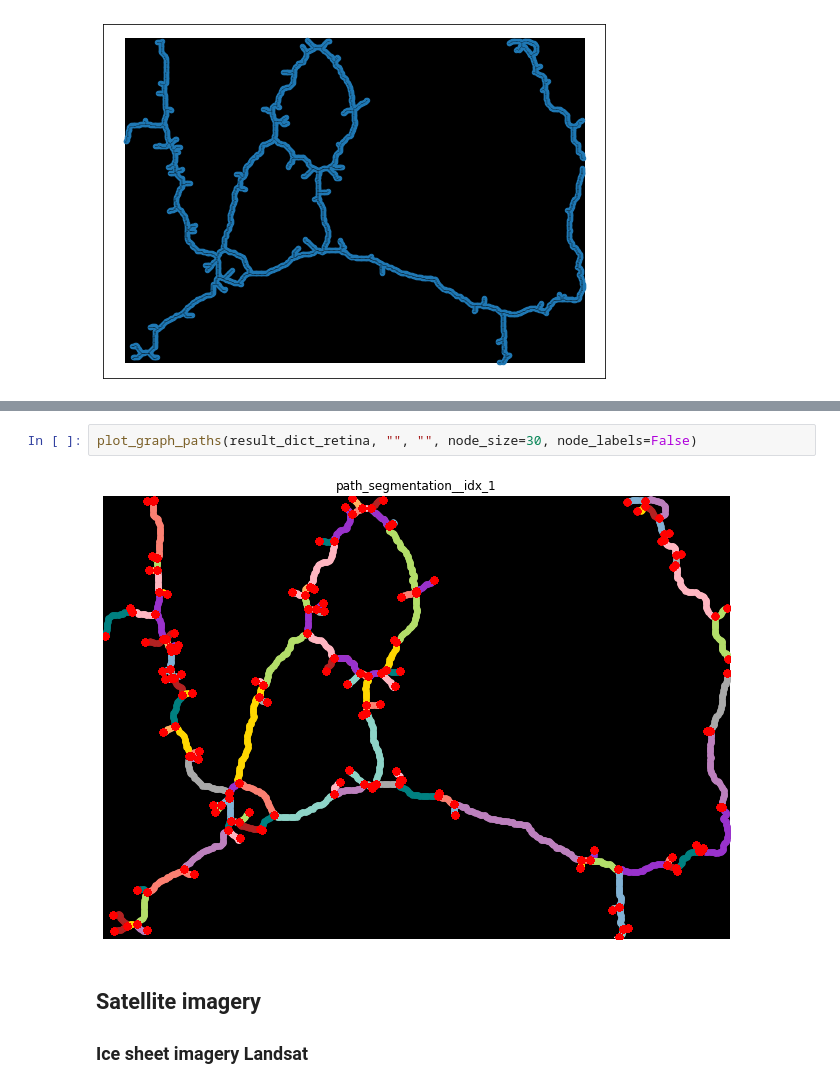
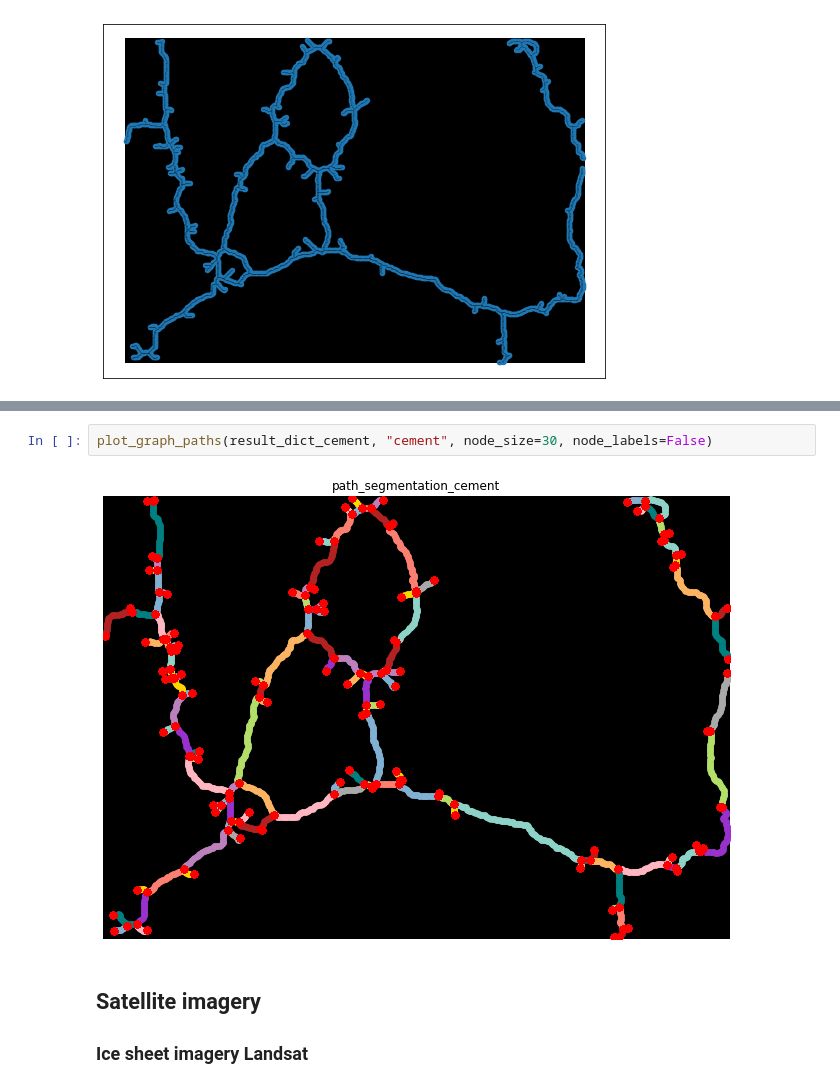
Before and after one commit to GeoAIR-lab/TGGLinesPlus, a Jupyter notebook: notebooks/3_TGGLinesPlus_domain_examples.ipynb, the cells around one changed output, grey strips where cells are left out. Drawn from its saved outputs; the diff is of its cells as text.

```diff
--- a/notebooks/3_TGGLinesPlus_domain_examples.ipynb
+++ b/notebooks/3_TGGLinesPlus_domain_examples.ipynb
@@ -457,7 +670,7 @@ Time to run: 45.09467s
 # %%
-plot_graph_paths(result_dict_retina, "", "", node_size=30, node_labels=False)
+plot_graph_paths(result_dict_cement, "cement", node_size=30, node_labels=False)
 # %% [output]
-[figure, old version]
+[figure, new version]
 # %% [markdown]
 ## Satellite imagery
 ### Ice sheet imagery Landsat
```
Also changed, not shown: parts of 54 cells of this notebook, 3 other files.
